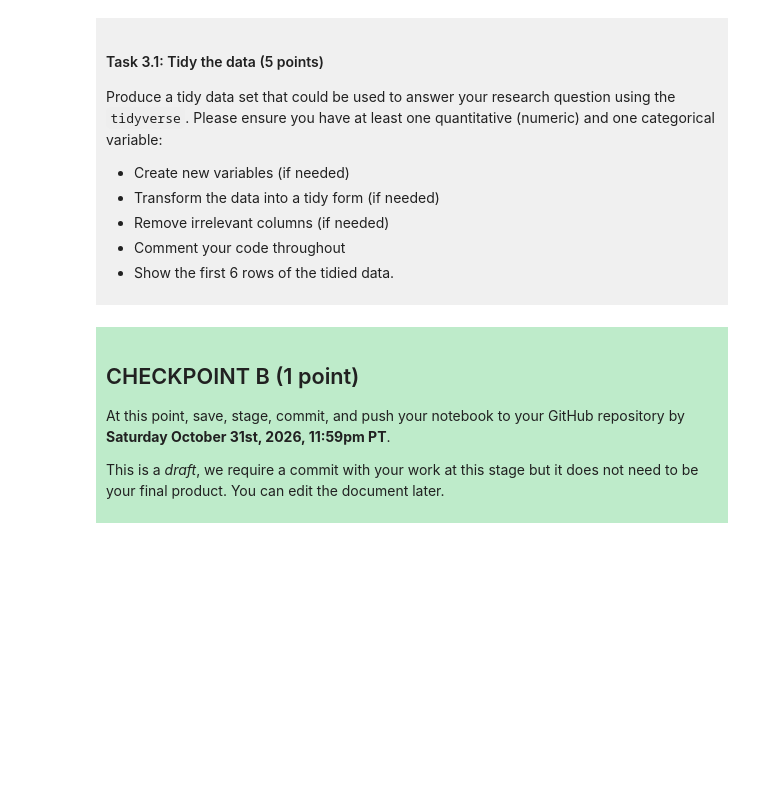
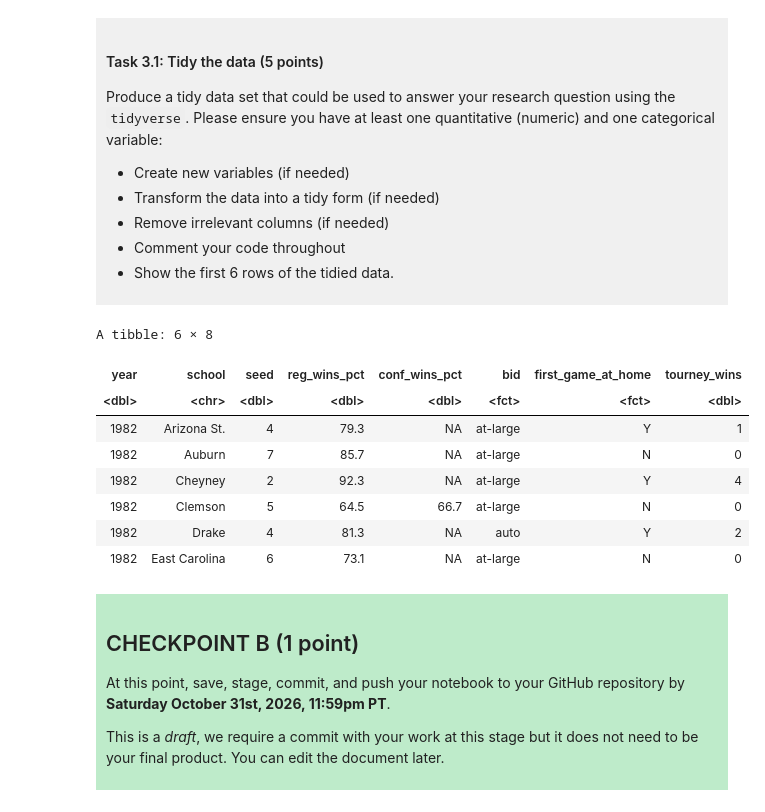
Before and after one commit to Khitmadekyaing/dsci-100-project-angelinaxia-kyaing, a Jupyter notebook: dsci-100-project-notebook.ipynb, the cells around one changed output. Cells and saved outputs as stored; diff of their text form; code cells hidden in the pictures; blank space fills up the shorter version.

```diff
--- a/dsci-100-project-notebook.ipynb
+++ b/dsci-100-project-notebook.ipynb
@@ -189,7 +223,24 @@ Produce a tidy data set that could be used to answer your research question usin
 
 </div>
 # %%
-### EDIT THIS CODE CELL ###
+
+march_tidy <- march_madness |>
+  select(year, school, seed, reg_wins_pct, conf_wins_pct,
+         bid, first_game_at_home, tourney_wins) |>
+  mutate(seed = na_if(seed, 0)) |>
+  mutate(bid = as.factor(bid),
+         first_game_at_home = as.factor(first_game_at_home))
+head(march_tidy)
+# %% [output]
+A tibble: 6 × 8
+| year | school | seed | reg_wins_pct | conf_wins_pct | bid | first_game_at_home | tourney_wins |
+| <dbl> | <chr> | <dbl> | <dbl> | <dbl> | <fct> | <fct> | <dbl> |
+| 1982 | Arizona St. | 4 | 79.3 | NA | at-large | Y | 1 |
+| 1982 | Auburn | 7 | 85.7 | NA | at-large | N | 0 |
+| 1982 | Cheyney | 2 | 92.3 | NA | at-large | Y | 4 |
+| 1982 | Clemson | 5 | 64.5 | 66.7 | at-large | N | 0 |
+| 1982 | Drake | 4 | 81.3 | NA | auto | Y | 2 |
+| 1982 | East Carolina | 6 | 73.1 | NA | at-large | N | 0 |
 # %% [markdown]
 <div style="background-color: #beebca; padding: 10px;">
 
```
Also changed, not shown: parts of 3 cells of this notebook.
